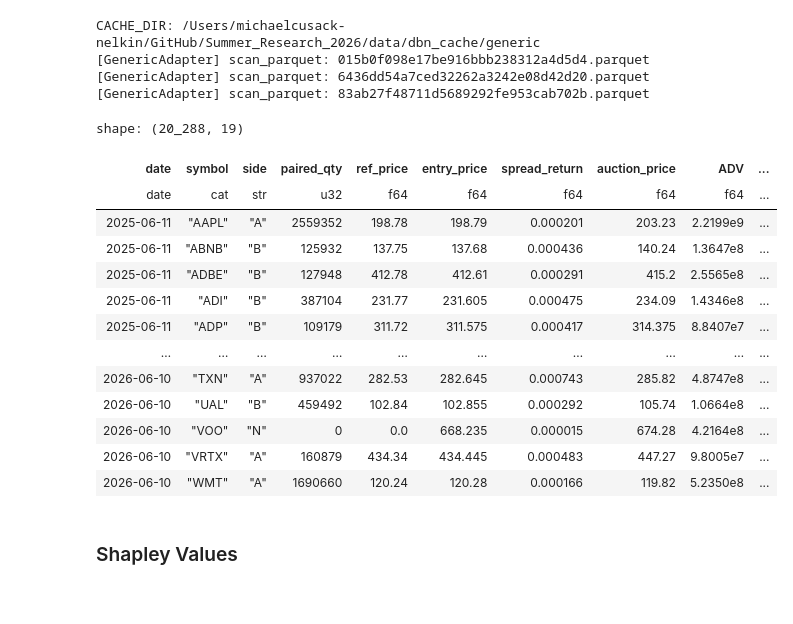
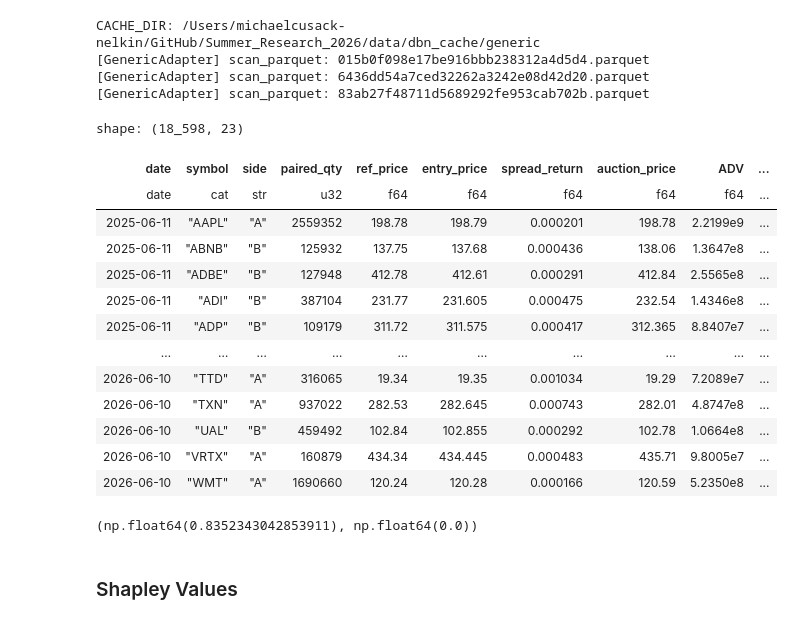
Before and after one commit to MichaelCusackNelkin/Summer_Research_2026, a Jupyter notebook: forecast/forecasting.ipynb, the cells around one changed output. Cells and saved outputs as stored; diff of their text form; code cells hidden in the pictures.

```diff
--- a/forecast/forecasting.ipynb
+++ b/forecast/forecasting.ipynb
@@ -77,7 +77,7 @@ df_stats = (
         pl.col('ts_event').dt.convert_time_zone("America/New_York"),
         pl.col("symbol").cast(pl.Categorical)
     )
-    .filter(pl.col('ts_event').dt.time().is_between(pl.time(9,30), pl.time(16,00)),
+    .filter(pl.col("stat_type") == 11,
             pl.col("symbol").is_in(ACTIVE_SET))
 )
 # %% [output]
@@ -173,53 +173,69 @@ data = (
         (
             pl.col("sign") * pl.col("dollar_imbalance")
         ).alias("signed_dollar_imbalance")
     )
     .drop(["total_imbalance_qty"])
     .drop_nulls()
     .with_columns(
         (
             (pl.col("signed_dollar_imbalance") / pl.col("ADV"))
             .clip(-1,1)
         ).alias("signed_mean_imb_ratio"),
-        # (
-        #     (pl.col("signed_dollar_imbalance") / pl.col("dollar_imbalance").mean().over(pl.col("date")))
-        # ).alias("signed_cross_imb_ratio"),
         (
             ((pl.col("signed_dollar_imbalance").rank().over(pl.col("date")) - pl.col("signed_dollar_imbalance").rank().min().over(pl.col("date")))
              / (pl.col("signed_dollar_imbalance").rank().max().over(pl.col("date")) - pl.col("signed_dollar_imbalance").rank().min().over(pl.col("date"))))
              * 2 - 1
         ).alias("norm_rank_imb"),
         (
-            pl.col("signed_dollar_imbalance").sum().over("date") / pl.col("paired_dollars").sum().over("date")
+            pl.when(pl.col("paired_dollars") != 0).then(pl.col("signed_dollar_imbalance") / pl.col("paired_dollars"))
+            .otherwise(0)
         ).alias("net_signed_imb"),
+        # (
+        #     pl.col("paired_dollars").sum().over("date") / pl.col("ADV").sum().over("date")
+        # ).alias("auction_participation"),
         (
             (pl.col("auction_price") - pl.col("entry_price")) / pl.col("entry_price")
         ).alias("return_to_close")
     )
     .with_columns(
-        # (pl.col("signed_mean_imb_ratio") * pl.col("recent_return")).alias("imb_x_recent_return"),
-        # (pl.col("norm_rank_imb") * pl.col("recent_return")).alias("rank_x_recent_return"),
-        (pl.col("norm_rank_imb") * pl.col("net_signed_imb")).alias("rank_x_net_imb")
+        (pl.col("return_to_close") - pl.col("return_to_close").mean().over("date")).alias("return_xm"),
+        (
+            ((pl.col("net_signed_imb").rank().over(pl.col("date")) - pl.col("net_signed_imb").rank().min().over(pl.col("date")))
+             / (pl.col("net_signed_imb").rank().max().over(pl.col("date")) - pl.col("net_signed_imb").rank().min().over(pl.col("date"))))
+             * 2 - 1
+        ).alias("norm_rank_net_imb"),
+    )
+    .with_columns(
+        # (pl.col("norm_rank_imb") * pl.col("recent_return")).alias("rank_x_recent"),
+        (pl.col("norm_rank_net_imb") * pl.col("recent_return")).alias("rank_x_recent"),
+
+        (pl.col("signed_mean_imb_ratio") * pl.col("recent_return")).alias("mean_x_recent"),
+        (pl.col("net_signed_imb") * pl.col("recent_return")).alias("net_x_recent")
     )
 )
 
-# The dataframe we will be working with
 data
 # %% [output]
-shape: (20_288, 19)
+shape: (18_598, 23)
 | date | symbol | side | paired_qty | ref_price | entry_price | spread_return | auction_price | ADV | ... |
 | date | cat | str | u32 | f64 | f64 | f64 | f64 | f64 | ... |
-| 2025-06-11 | "AAPL" | "A" | 2559352 | 198.78 | 198.79 | 0.000201 | 203.23 | 2.2199e9 | ... |
-| 2025-06-11 | "ABNB" | "B" | 125932 | 137.75 | 137.68 | 0.000436 | 140.24 | 1.3647e8 | ... |
-| 2025-06-11 | "ADBE" | "B" | 127948 | 412.78 | 412.61 | 0.000291 | 415.2 | 2.5565e8 | ... |
-| 2025-06-11 | "ADI" | "B" | 387104 | 231.77 | 231.605 | 0.000475 | 234.09 | 1.4346e8 | ... |
-| 2025-06-11 | "ADP" | "B" | 109179 | 311.72 | 311.575 | 0.000417 | 314.375 | 8.8407e7 | ... |
+| 2025-06-11 | "AAPL" | "A" | 2559352 | 198.78 | 198.79 | 0.000201 | 198.78 | 2.2199e9 | ... |
+| 2025-06-11 | "ABNB" | "B" | 125932 | 137.75 | 137.68 | 0.000436 | 138.06 | 1.3647e8 | ... |
+| 2025-06-11 | "ADBE" | "B" | 127948 | 412.78 | 412.61 | 0.000291 | 412.84 | 2.5565e8 | ... |
+| 2025-06-11 | "ADI" | "B" | 387104 | 231.77 | 231.605 | 0.000475 | 232.54 | 1.4346e8 | ... |
+| 2025-06-11 | "ADP" | "B" | 109179 | 311.72 | 311.575 | 0.000417 | 312.365 | 8.8407e7 | ... |
 | … | … | … | … | … | … | … | … | … | ... |
-| 2026-06-10 | "TXN" | "A" | 937022 | 282.53 | 282.645 | 0.000743 | 285.82 | 4.8747e8 | ... |
-| 2026-06-10 | "UAL" | "B" | 459492 | 102.84 | 102.855 | 0.000292 | 105.74 | 1.0664e8 | ... |
-| 2026-06-10 | "VOO" | "N" | 0 | 0.0 | 668.235 | 0.000015 | 674.28 | 4.2164e8 | ... |
-| 2026-06-10 | "VRTX" | "A" | 160879 | 434.34 | 434.445 | 0.000483 | 447.27 | 9.8005e7 | ... |
-| 2026-06-10 | "WMT" | "A" | 1690660 | 120.24 | 120.28 | 0.000166 | 119.82 | 5.2350e8 | ... |
+| 2026-06-10 | "TTD" | "A" | 316065 | 19.34 | 19.35 | 0.001034 | 19.29 | 7.2089e7 | ... |
+| 2026-06-10 | "TXN" | "A" | 937022 | 282.53 | 282.645 | 0.000743 | 282.01 | 4.8747e8 | ... |
+| 2026-06-10 | "UAL" | "B" | 459492 | 102.84 | 102.855 | 0.000292 | 102.78 | 1.0664e8 | ... |
+| 2026-06-10 | "VRTX" | "A" | 160879 | 434.34 | 434.445 | 0.000483 | 435.71 | 9.8005e7 | ... |
+| 2026-06-10 | "WMT" | "A" | 1690660 | 120.24 | 120.28 | 0.000166 | 120.59 | 5.2350e8 | ... |
+# %%
+from scipy.stats import pearsonr
+r, p = pearsonr(data['norm_rank_net_imb'], data['norm_rank_imb'])
+r, p
+# %% [output]
+(np.float64(0.8352343042853911), np.float64(0.0))
 # %% [markdown]
 ### Shapley Values
 # %%
```
Also changed, not shown: parts of 12 cells of this notebook.
